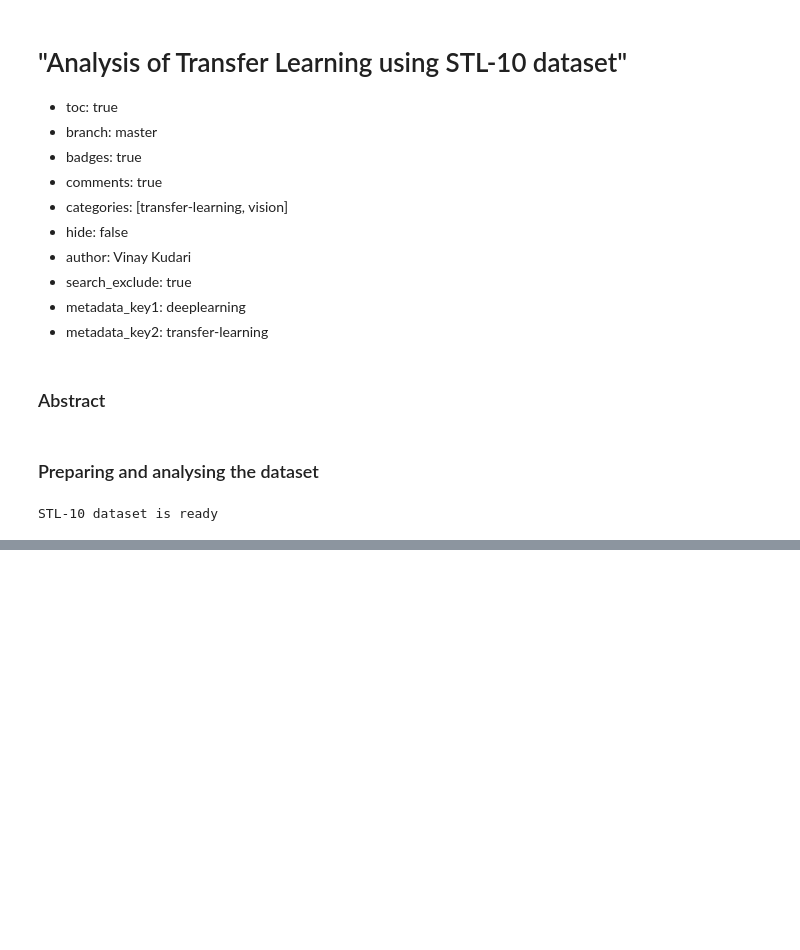
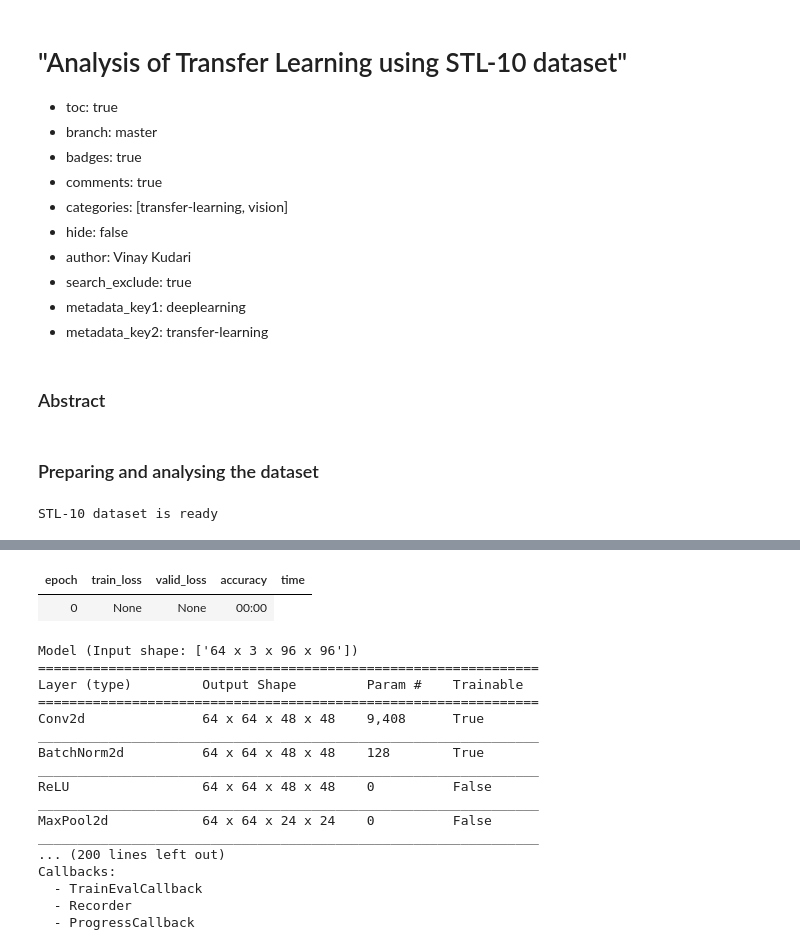
Before and after one commit to vinaykudari/my-jouney-into-machine-learning, a Jupyter notebook: _notebooks/Analysis of Transfer Learning using STL-10 dataset.ipynb, the cells around one changed output, grey strips where cells are left out. Saved outputs shown, nothing was run; the diff lists cells and outputs as text; code cells hidden in the pictures; blank space fills up the shorter version.

```diff
--- a/_notebooks/Analysis of Transfer Learning using STL-10 dataset.ipynb
+++ b/_notebooks/Analysis of Transfer Learning using STL-10 dataset.ipynb
@@ -120,0 +123,42 @@ dls.show_batch()
+# %%
+class Model(Module):
+    def __init__(self, encoder, head):
+        self.encoder, self.head = encoder, head
+
+    def forward(self, x1):
+        ftrs = self.encoder(x1)
+        return self.head(ftrs)
+# %%
+encoder = create_body(resnet34, cut=-2)
+head = create_head(512*2, 10, ps=0.5)
+model = Model(encoder, head)
+# %%
+def model_splitter(model):
+    return [params(model.encoder), params(model.head)]
+# %%
+learn = Learner(
+    dls, model, loss_func=CrossEntropyLossFlat(),
+    splitter=model_splitter, metrics=accuracy,
+)
+# %%
+learn.summary()
+# %% [output]
+| epoch | train_loss | valid_loss | accuracy | time |
+| 0 | None | None | 00:00 |
+Model (Input shape: ['64 x 3 x 96 x 96'])
+================================================================
+Layer (type)         Output Shape         Param #    Trainable
+================================================================
+Conv2d               64 x 64 x 48 x 48    9,408      True
+________________________________________________________________
+BatchNorm2d          64 x 64 x 48 x 48    128        True
+________________________________________________________________
+ReLU                 64 x 64 x 48 x 48    0          False
+________________________________________________________________
+MaxPool2d            64 x 64 x 24 x 24    0          False
+________________________________________________________________
+... (200 lines left out)
+Callbacks:
+  - TrainEvalCallback
+  - Recorder
+  - ProgressCallback
```
Also changed, not shown: parts of 13 cells of this notebook.
